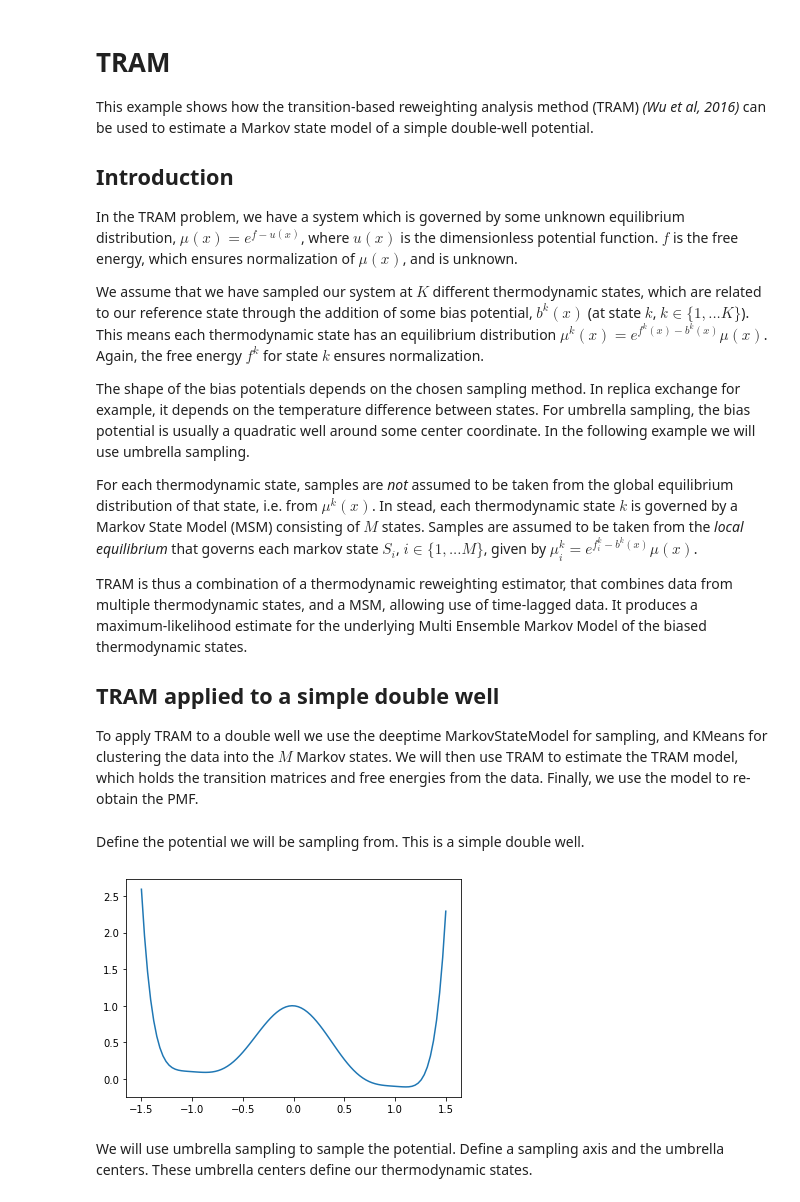
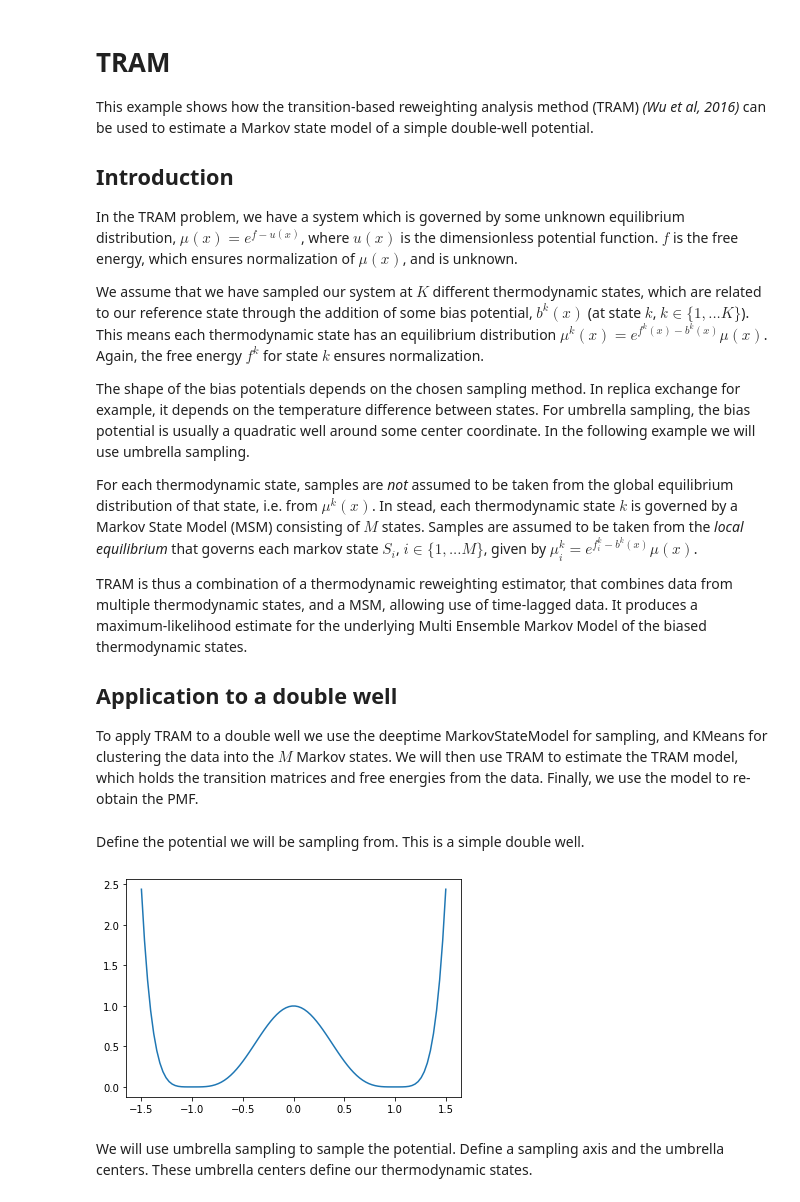
Before and after one commit to deeptime-ml/deeptime-notebooks, a Jupyter notebook: tram.ipynb, the cells around one changed output. Drawn from its saved outputs; the diff is of its cells as text; code cells hidden in the pictures.

```diff
--- a/tram.ipynb
+++ b/tram.ipynb
@@ -14,7 +14,7 @@ For each thermodynamic state, samples are _not_ assumed to be taken from the glo
 
 TRAM is thus a combination of a thermodynamic reweighting estimator, that combines data from multiple thermodynamic states, and a MSM, allowing use of time-lagged data. It produces a maximum-likelihood estimate for the underlying Multi Ensemble Markov Model of the biased thermodynamic states.
 
-## TRAM applied to a simple double well
+## Application to a double well
 To apply TRAM to a double well we use the deeptime MarkovStateModel for sampling, and KMeans for clustering the data into the $M$ Markov states. We will then use TRAM to estimate the TRAM model, which holds the transition matrices and free energies from the data. Finally, we use the model to re-obtain the PMF.
 # %%
 import numpy as np
@@ -27,12 +27,12 @@ from deeptime.clustering import KMeans
 Define the potential we will be sampling from. This is a simple double well.
 # %%
 def potential(x):
-    return (x - 1) ** 4 * (x + 1) ** 4 - 0.1*x
+    return (x - 1) ** 4 * (x + 1) ** 4
 
 xs = np.linspace(-1.5, 1.5, num=100) # We will sample 100 discrete bins
 plt.plot(xs, potential(xs));
 # %% [output]
-[figure, old version]
+[figure, new version]
 # %% [markdown]
 We will use umbrella sampling to sample the potential. Define a sampling axis and the umbrella centers. These umbrella centers define our thermodynamic states.
 # %%
```
Also changed, not shown: parts of 9 cells of this notebook.
